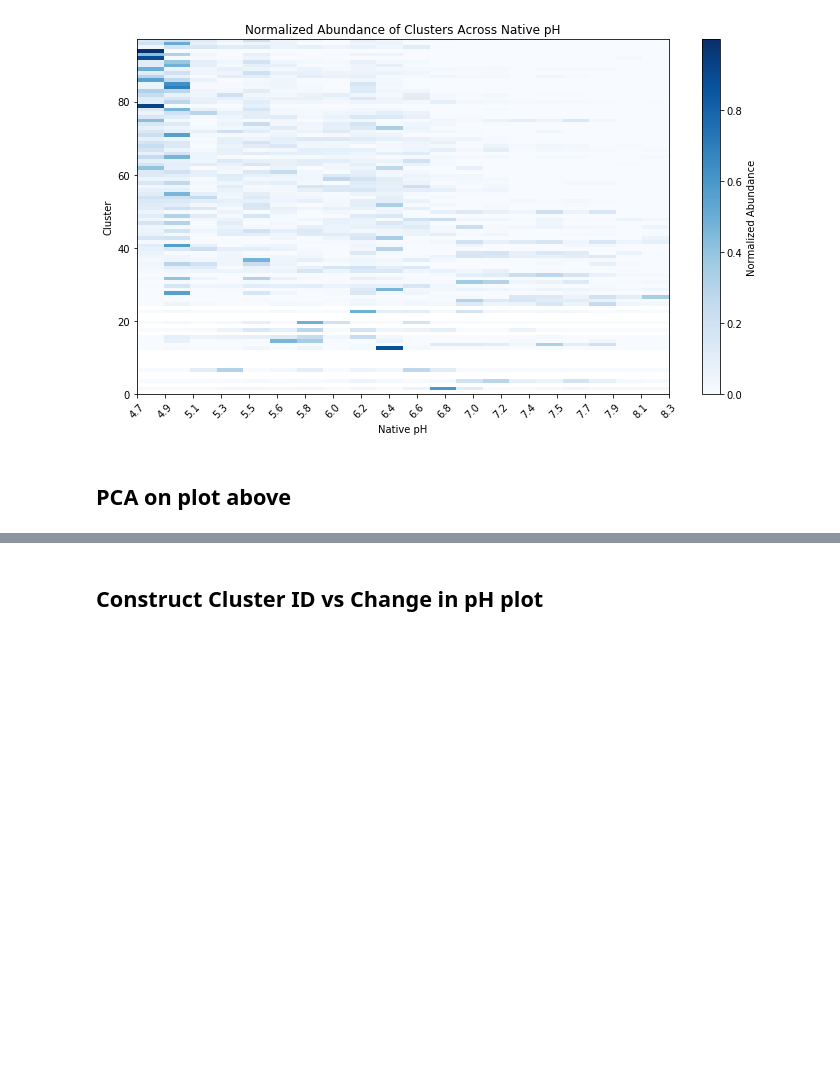
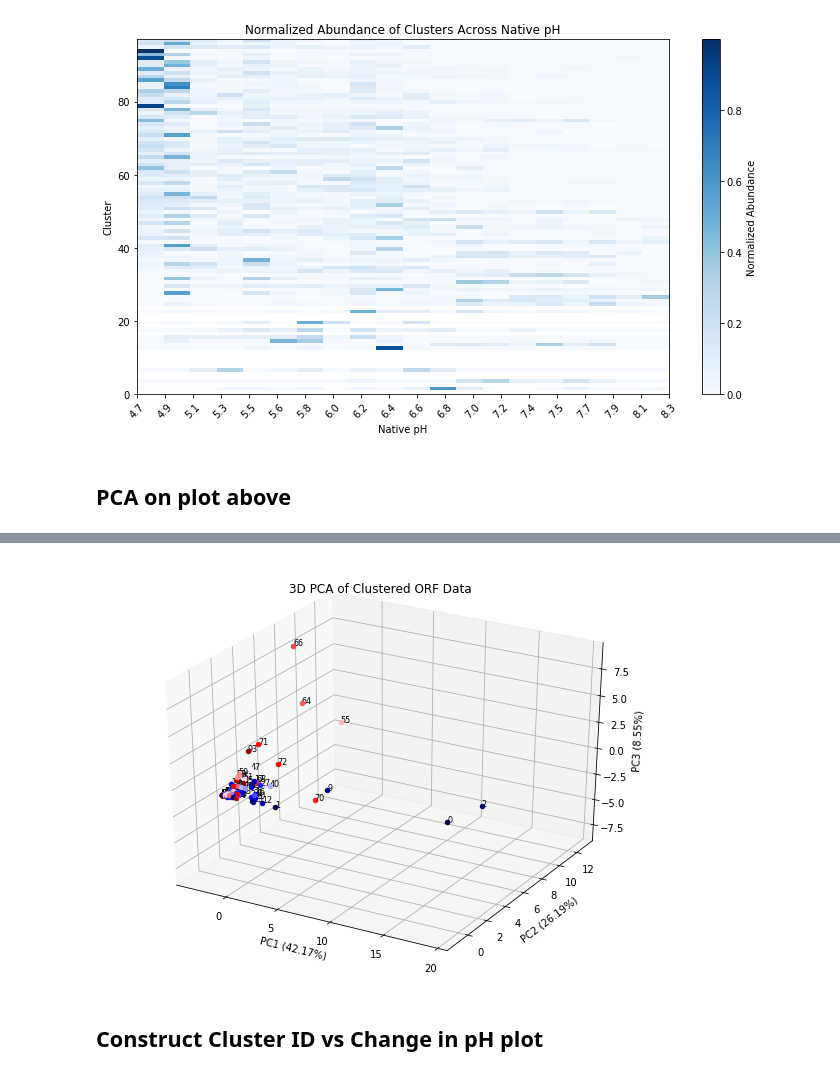
Before and after one commit to AddisonHowe/soil-metagenomics, a Jupyter notebook: organization.ipynb, the cells around one changed output, grey strips where cells are left out. Cells and saved outputs as stored; diff of their text form; code cells hidden in the pictures; blank space fills up the shorter version.

```diff
--- a/organization.ipynb
+++ b/organization.ipynb
@@ -341,5 +230,38 @@ for i, ratio in enumerate(pca.explained_variance_ratio_, start=1):
 Principal Component 1: 42.17%
 Principal Component 2: 26.19%
+# %%
+
+
+clustered_data = pd.read_csv('metagenomic_data/out/clustered_data_nar.tsv', sep='\t', header=None)
+data = clustered_data.values
+
+scaler = StandardScaler()
+scaled_data = scaler.fit_transform(data)
+
+# Perform PCA with 3 components
+pca = PCA(n_components=3)
+principal_components = pca.fit_transform(scaled_data)
+
+
+row_indices = np.arange(principal_components.shape[0])
+colors = plt.cm.seismic(row_indices / row_indices.max())
+
+
+fig = plt.figure(figsize=(8, 6))
+ax = fig.add_subplot(111, projection='3d')
+
+for i in range(principal_components.shape[0]):
+    ax.scatter(principal_components[i, 0], principal_components[i, 1], principal_components[i, 2], color=colors[i])
+    ax.text(principal_components[i, 0], principal_components[i, 1], principal_components[i, 2], str(i), fontsize=8)
+
+ax.set_xlabel(f'PC1 ({pca.explained_variance_ratio_[0]*100:.2f}%)')
+ax.set_ylabel(f'PC2 ({pca.explained_variance_ratio_[1]*100:.2f}%)')
+ax.set_zlabel(f'PC3 ({pca.explained_variance_ratio_[2]*100:.2f}%)')
+ax.set_title('3D PCA of Clustered ORF Data')
+plt.tight_layout()
+plt.show()
+# %% [output]
+[figure, added]
 # %% [markdown]
 ## Construct Cluster ID vs Change in pH plot
 # %% [markdown]
```
Also changed, not shown: parts of 24 cells of this notebook, 8 other files.
